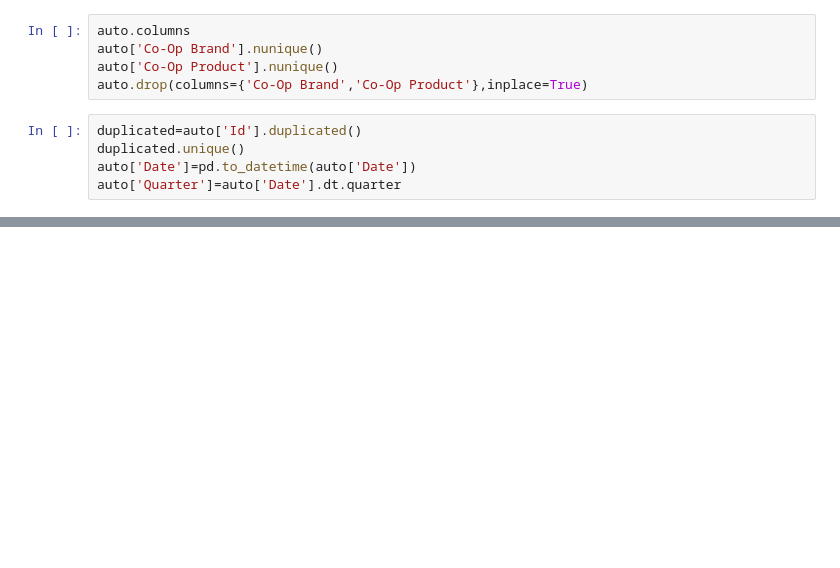
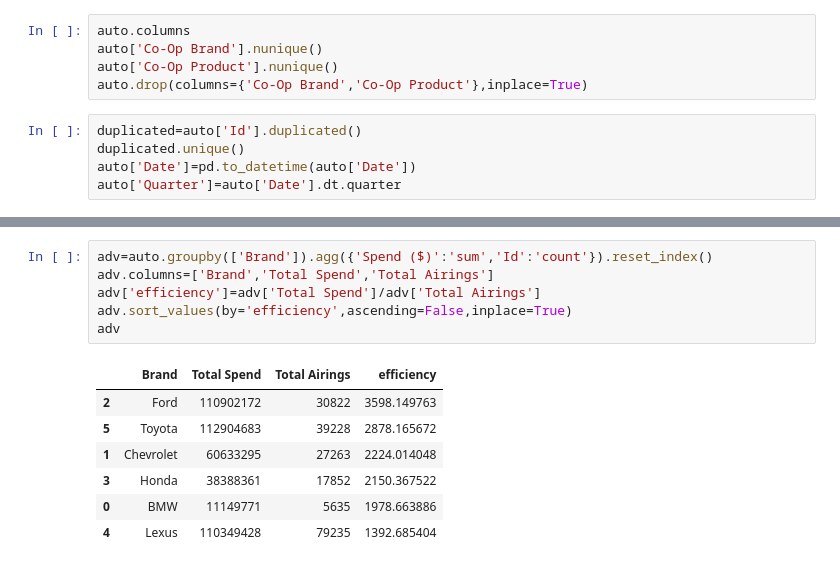
Before and after one commit to AyanDasIITD/Data_Analytics, a Jupyter notebook: LG.ipynb, the cells around one changed output, grey strips where cells are left out. Drawn from its saved outputs; the diff is of its cells as text; blank space fills up the shorter version.

```diff
--- a/LG.ipynb
+++ b/LG.ipynb
@@ -176,0 +198,14 @@ name=
+# %%
+adv=auto.groupby(['Brand']).agg({'Spend ($)':'sum','Id':'count'}).reset_index()
+adv.columns=['Brand','Total Spend','Total Airings']
+adv['efficiency']=adv['Total Spend']/adv['Total Airings']
+adv.sort_values(by='efficiency',ascending=False,inplace=True)
+adv
+# %% [output]
+|  | Brand | Total Spend | Total Airings | efficiency |
+| 2 | Ford | 110902172 | 30822 | 3598.149763 |
+| 5 | Toyota | 112904683 | 39228 | 2878.165672 |
+| 1 | Chevrolet | 60633295 | 27263 | 2224.014048 |
+| 3 | Honda | 38388361 | 17852 | 2150.367522 |
+| 0 | BMW | 11149771 | 5635 | 1978.663886 |
+| 4 | Lexus | 110349428 | 79235 | 1392.685404 |
```
Also changed, not shown: parts of 13 cells of this notebook, 2 other files.
